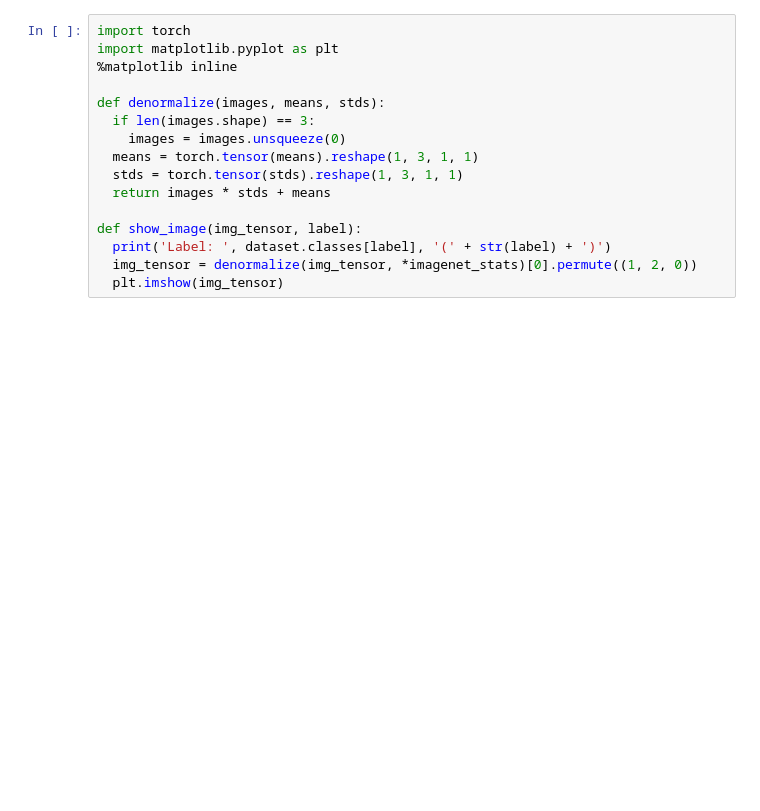
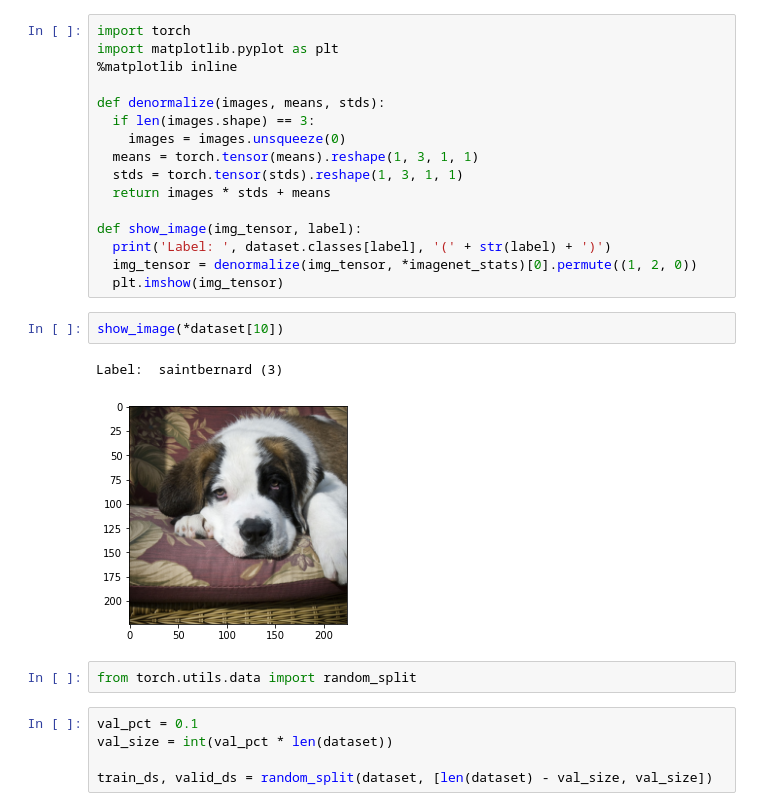
Before and after one commit to DavoodSZ1993/pytorch_tutorial, a Jupyter notebook: 06_transfer_newtworks.ipynb, the cells around one changed output. Saved outputs shown, nothing was run; the diff lists cells and outputs as text; blank space fills up the shorter version.

```diff
--- a/06_transfer_newtworks.ipynb
+++ b/06_transfer_newtworks.ipynb
@@ -94,3 +94,15 @@ def show_image(img_tensor, label):
   print('Label: ', dataset.classes[label], '(' + str(label) + ')')
   img_tensor = denormalize(img_tensor, *imagenet_stats)[0].permute((1, 2, 0))
   plt.imshow(img_tensor)
+# %%
+show_image(*dataset[10])
+# %% [output]
+Label:  saintbernard (3)
+[figure, added]
+# %%
+from torch.utils.data import random_split
+# %%
+val_pct = 0.1
+val_size = int(val_pct * len(dataset))
+
+train_ds, valid_ds = random_split(dataset, [len(dataset) - val_size, val_size])
```
Also changed, not shown: parts of 4 cells of this notebook.
